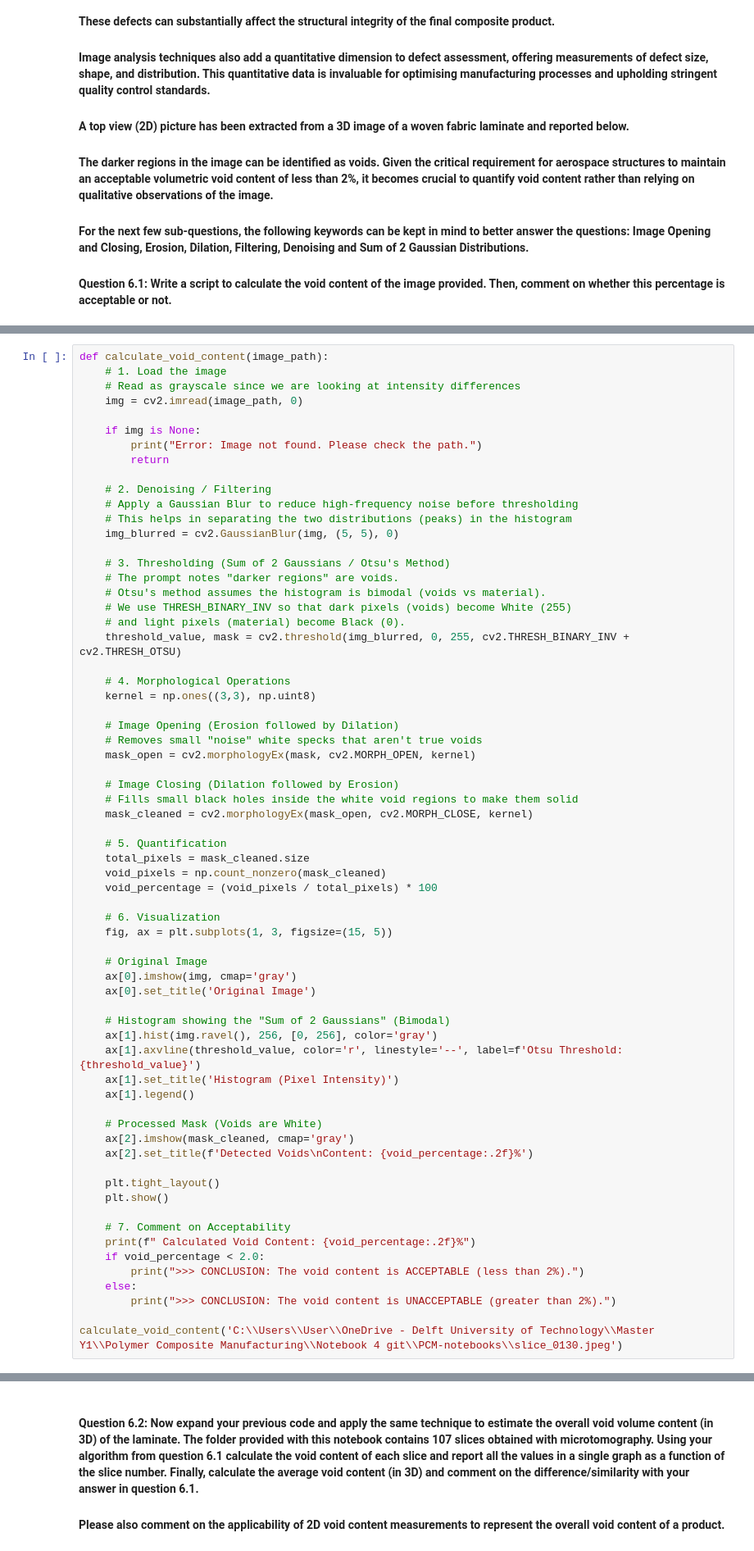
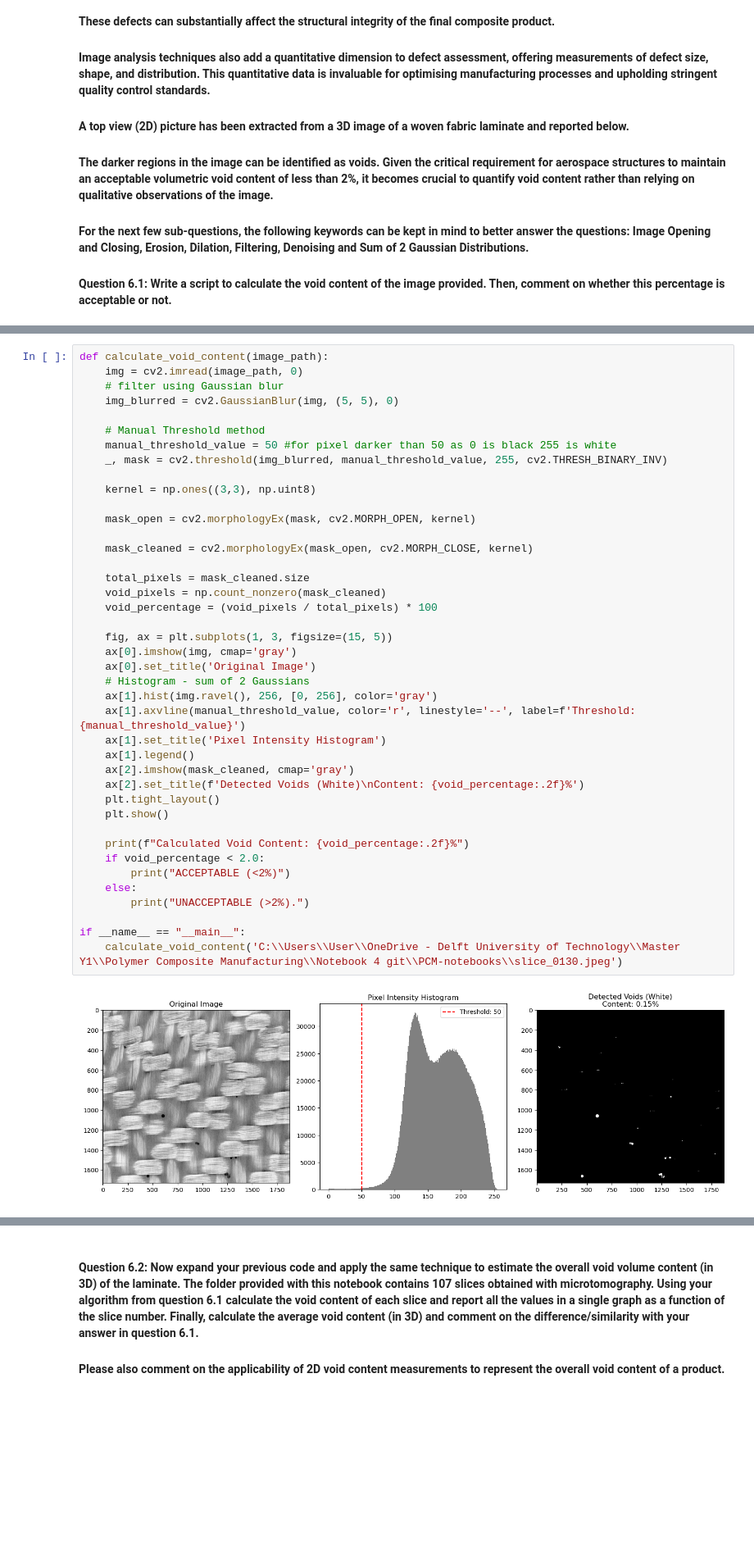
Before and after one commit to hewweiqing/PCM-notebooks, a Jupyter notebook: Defects - 2024.ipynb, the cells around one changed output, grey strips where cells are left out. Shown at 82% size. Cells and saved outputs as stored; diff of their text form; blank space fills up the shorter version.

```diff
--- a/Defects - 2024.ipynb
+++ b/Defects - 2024.ipynb
@@ -413,68 +415,44 @@ Answer: The capillary number is a dimensionless quantity that represents the rat
 Figure 8
 # %%
 def calculate_void_content(image_path):
-    # 1. Load the image
-    # Read as grayscale since we are looking at intensity differences
     img = cv2.imread(image_path, 0)
-
-    if img is None:
-        print("Error: Image not found. Please check the path.")
-        return
-
-    # 2. Denoising / Filtering
-    # Apply a Gaussian Blur to reduce high-frequency noise before thresholding
-    # This helps in separating the two distributions (peaks) in the histogram
+    # filter using Gaussian blur
     img_blurred = cv2.GaussianBlur(img, (5, 5), 0)
 
-    # 3. Thresholding (Sum of 2 Gaussians / Otsu's Method)
-    # The prompt notes "darker regions" are voids.
-    # Otsu's method assumes the histogram is bimodal (voids vs material).
-    # We use THRESH_BINARY_INV so that dark pixels (voids) become White (255)
-    # and light pixels (material) become Black (0).
-    threshold_value, mask = cv2.threshold(img_blurred, 0, 255, cv2.THRESH_BINARY_INV + cv2.THRESH_OTSU)
+    # Manual Threshold method
+    manual_threshold_value = 50 #for pixel darker than 50 as 0 is black 255 is white
+    _, mask = cv2.threshold(img_blurred, manual_threshold_value, 255, cv2.THRESH_BINARY_INV)
 
-    # 4. Morphological Operations
     kernel = np.ones((3,3), np.uint8)
 
-    # Image Opening (Erosion followed by Dilation)
-    # Removes small "noise" white specks that aren't true voids
     mask_open = cv2.morphologyEx(mask, cv2.MORPH_OPEN, kernel)
 
-    # Image Closing (Dilation followed by Erosion)
-    # Fills small black holes inside the white void regions to make them solid
     mask_cleaned = cv2.morphologyEx(mask_open, cv2.MORPH_CLOSE, kernel)
 
-    # 5. Quantification
     total_pixels = mask_cleaned.size
     void_pixels = np.count_nonzero(mask_cleaned)
     void_percentage = (void_pixels / total_pixels) * 100
 
-    # 6. Visualization
     fig, ax = plt.subplots(1, 3, figsize=(15, 5))
-
-    # Original Image
     ax[0].imshow(img, cmap='gray')
     ax[0].set_title('Original Image')
-
-    # Histogram showing the "Sum of 2 Gaussians" (Bimodal)
+    # Histogram - sum of 2 Gaussians
     ax[1].hist(img.ravel(), 256, [0, 256], color='gray')
-    ax[1].axvline(threshold_value, color='r', linestyle='--', label=f'Otsu Threshold: {threshold_value}')
-    ax[1].set_title('Histogram (Pixel Intensity)')
+    ax[1].axvline(manual_threshold_value, color='r', linestyle='--', label=f'Threshold: {manual_threshold_value}')
+    ax[1].set_title('Pixel Intensity Histogram')
     ax[1].legend()
-
-    # Processed Mask (Voids are White)
     ax[2].imshow(mask_cleaned, cmap='gray')
-    ax[2].set_title(f'Detected Voids\nContent: {void_percentage:.2f}%')
-
+    ax[2].set_title(f'Detected Voids (White)\nContent: {void_percentage:.2f}%')
     plt.tight_layout()
     plt.show()
 
-    # 7. Comment on Acceptability
-    print(f" Calculated Void Content: {void_percentage:.2f}%")
+    print(f"Calculated Void Content: {void_percentage:.2f}%")
     if void_percentage < 2.0:
-        print(">>> CONCLUSION: The void content is ACCEPTABLE (less than 2%).")
+        print("ACCEPTABLE (<2%)")
     else:
-        print(">>> CONCLUSION: The void content is UNACCEPTABLE (greater than 2%).")
+        print("UNACCEPTABLE (>2%).")
 
-calculate_void_content('C:\\Users\\User\\OneDrive - Delft University of Technology\\Master Y1\\Polymer Composite Manufacturing\\Notebook 4 git\\PCM-notebooks\\slice_0130.jpeg')
+if __name__ == "__main__":
+    calculate_void_content('C:\\Users\\User\\OneDrive - Delft University of Technology\\Master Y1\\Polymer Composite Manufacturing\\Notebook 4 git\\PCM-notebooks\\slice_0130.jpeg')
 # %% [output]
+[figure, added]
```
Also changed, not shown: parts of 7 cells of this notebook, 3 other files.
